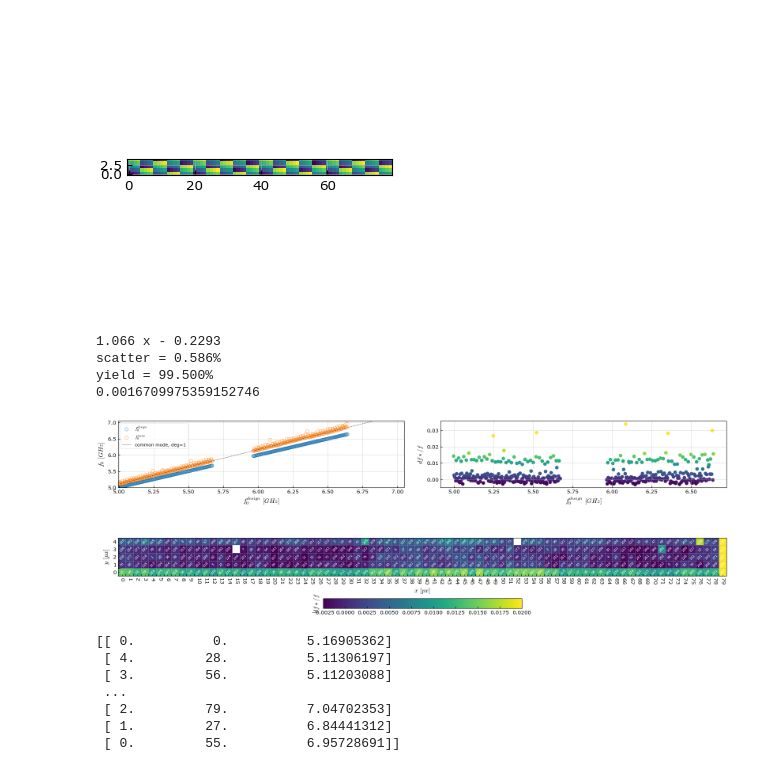
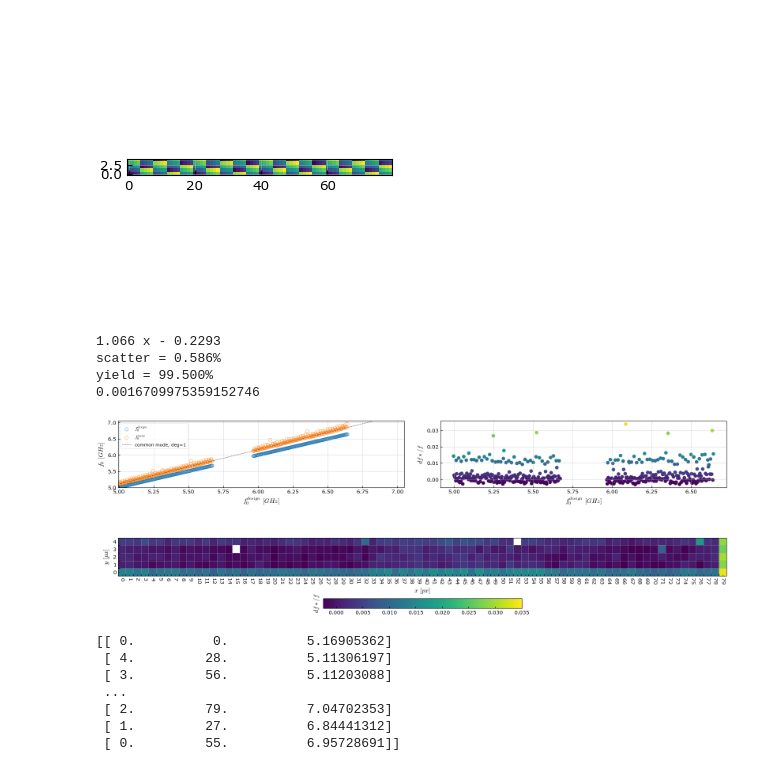
Before and after one commit to wilbertras/spatial-mapping, a Jupyter notebook: Mappings/LT402chip7/mapping_LT402chip7.ipynb, the cells around one changed output. Cells and saved outputs as stored; diff of their text form; code cells hidden in the pictures.

```diff
--- a/Mappings/LT402chip7/mapping_LT402chip7.ipynb
+++ b/Mappings/LT402chip7/mapping_LT402chip7.ipynb
@@ -802,12 +817,12 @@ inverse_sort_idx = np.argsort(sort_idx)
 # %% [output]
 [figure]
 # %%
-df_f, df_f_map = plot_scatter(1, annotate=True, clim=[-0.0025, 0.02], edges=False)
+df_f, df_f_map = plot_scatter(1, annotate=False, clim=[-0.0025, 0.03], edges=False)
 print(np.nanstd(df_f_map[1:-1, :-1]))
 # %% [output]
 1.066 x - 0.2293
 scatter = 0.586%
 yield = 99.500%
 0.0016709975359152746
-[figure, old version]
+[figure, new version]
 # %%
```
Also changed, not shown: parts of 4 cells of this notebook, 48 other files.
